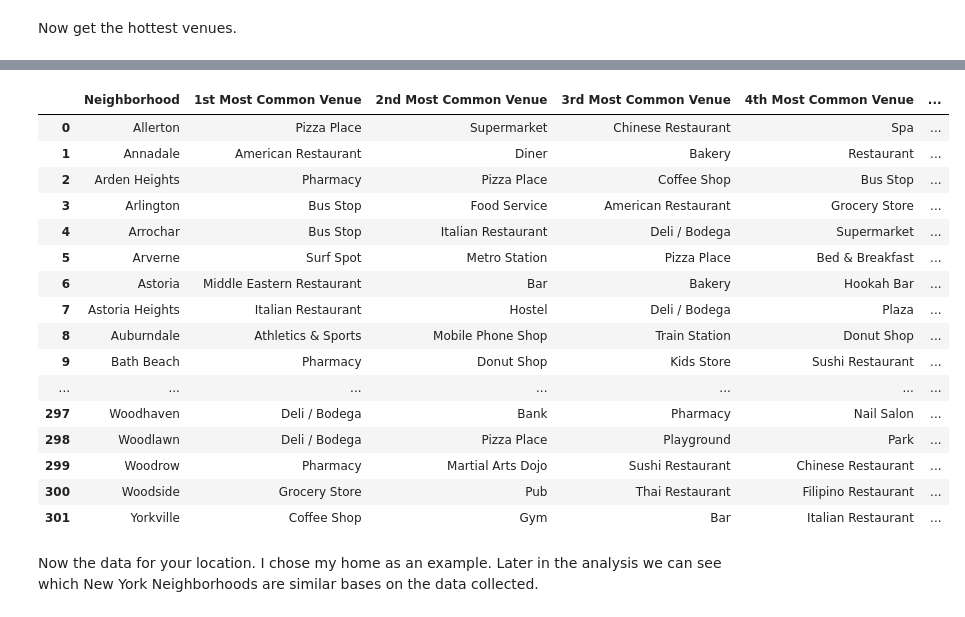
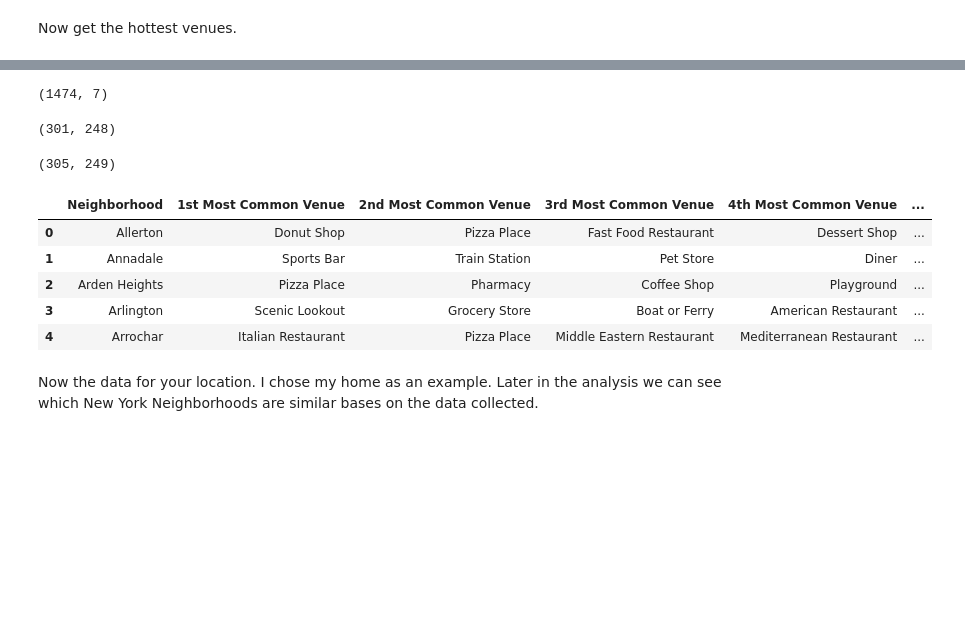
Before and after one commit to dominikschwindling/IBMDataScience, a Jupyter notebook: Capstone.ipynb, the cells around one changed output, grey strips where cells are left out. Saved outputs shown, nothing was run; the diff lists cells and outputs as text; code cells hidden in the pictures; blank space fills up the shorter version.

```diff
--- a/Capstone.ipynb
+++ b/Capstone.ipynb
@@ -72,14 +67,10 @@ neighborhoods.head()
 # %% [markdown]
 Now get the hottest venues.
 # %%
-CLIENT_ID = 'I5BFYOW54HP3LSQ4EVOELKFQE5HHLKVVBVZPJL3P2T1CVCSQ' # your Foursquare ID
-CLIENT_SECRET = 'Z35ONVJSALJPPKTLRNHKF34E5B4CNVG4UNF04VFDK1OV2VDE' # your Foursquare Secret
+CLIENT_ID = '3A1JPR4E42ITJEPNWTDJ0AYIDDLM4ULERLLRFAUKHXDQIM3L' # your Foursquare ID
+CLIENT_SECRET = 'V0ZROHHBYCLH4A2ORB4Y1EIIQNNK3OFHBV4L0ZY1WXTHMGSZ' # your Foursquare Secret
 VERSION = '20180605' # Foursquare API version
 
-print('Your credentails:')
-print('CLIENT_ID: ' + CLIENT_ID)
-print('CLIENT_SECRET:' + CLIENT_SECRET)
-
-LIMIT = 100 # limit of number of venues returned by Foursquare API
+LIMIT = 5 # limit of number of venues returned by Foursquare API
 
 radius = 500 # define radius
@@ -142,3 +122,7 @@ newyork_venues.head()
+# %%
+newyork_venues.shape
+# %% [output]
+(1474, 7)
 # %%
 # one hot encoding
 newyork_onehot = pd.get_dummies(newyork_venues[['Venue Category']], prefix="", prefix_sep="")
@@ -150,9 +134,16 @@ newyork_onehot['Neighborhood'] = newyork_venues['Neighborhood']
 fixed_columns = [newyork_onehot.columns[-1]] + list(newyork_onehot.columns[:-1])
 newyork_onehot = newyork_onehot[fixed_columns]
 
-newyork_onehot.head()
+newyork_grouped = newyork_onehot.groupby('Neighborhood').mean().reset_index()
 
-newyork_grouped = newyork_onehot.groupby('Neighborhood').mean().reset_index()
+print(newyork_grouped.shape)
+# %% [output]
+(301, 248)
+# %%
+#print(neighborhoods.sort_values(['Neighborhood']))
+print(newyork_grouped.set_index('Neighborhood').join(neighborhoods.set_index('Neighborhood')).shape)
+# %% [output]
+(305, 249)
 # %%
 def return_most_common_venues(row, num_top_venues):
     row_categories = row.iloc[1:]
@@ -162,41 +153,30 @@ def return_most_common_venues(row, num_top_venues):
 # %%
 num_top_venues = 10
 
 indicators = ['st', 'nd', 'rd']
 
 # create columns according to number of top venues
 columns = ['Neighborhood']
 for ind in np.arange(num_top_venues):
     try:
         columns.append('{}{} Most Common Venue'.format(ind+1, indicators[ind]))
     except:
         columns.append('{}th Most Common Venue'.format(ind+1))
 
 # create a new dataframe
 neighborhoods_venues_sorted = pd.DataFrame(columns=columns)
 neighborhoods_venues_sorted['Neighborhood'] = newyork_grouped['Neighborhood']
 
 for ind in np.arange(newyork_grouped.shape[0]):
     neighborhoods_venues_sorted.iloc[ind, 1:] = return_most_common_venues(newyork_grouped.iloc[ind, :], num_top_venues)
 
-neighborhoods_venues_sorted
+neighborhoods_venues_sorted.head()
 # %% [output]
 |  | Neighborhood | 1st Most Common Venue | 2nd Most Common Venue | 3rd Most Common Venue | 4th Most Common Venue | ... |
-| 0 | Allerton | Pizza Place | Supermarket | Chinese Restaurant | Spa | ... |
-| 1 | Annadale | American Restaurant | Diner | Bakery | Restaurant | ... |
-| 2 | Arden Heights | Pharmacy | Pizza Place | Coffee Shop | Bus Stop | ... |
-| 3 | Arlington | Bus Stop | Food Service | American Restaurant | Grocery Store | ... |
-| 4 | Arrochar | Bus Stop | Italian Restaurant | Deli / Bodega | Supermarket | ... |
-| 5 | Arverne | Surf Spot | Metro Station | Pizza Place | Bed & Breakfast | ... |
-| 6 | Astoria | Middle Eastern Restaurant | Bar | Bakery | Hookah Bar | ... |
-| 7 | Astoria Heights | Italian Restaurant | Hostel | Deli / Bodega | Plaza | ... |
-| 8 | Auburndale | Athletics & Sports | Mobile Phone Shop | Train Station | Donut Shop | ... |
-| 9 | Bath Beach | Pharmacy | Donut Shop | Kids Store | Sushi Restaurant | ... |
-| ... | ... | ... | ... | ... | ... | ... |
-| 297 | Woodhaven | Deli / Bodega | Bank | Pharmacy | Nail Salon | ... |
-| 298 | Woodlawn | Deli / Bodega | Pizza Place | Playground | Park | ... |
-| 299 | Woodrow | Pharmacy | Martial Arts Dojo | Sushi Restaurant | Chinese Restaurant | ... |
-| 300 | Woodside | Grocery Store | Pub | Thai Restaurant | Filipino Restaurant | ... |
-| 301 | Yorkville | Coffee Shop | Gym | Bar | Italian Restaurant | ... |
+| 0 | Allerton | Donut Shop | Pizza Place | Fast Food Restaurant | Dessert Shop | ... |
+| 1 | Annadale | Sports Bar | Train Station | Pet Store | Diner | ... |
+| 2 | Arden Heights | Pizza Place | Pharmacy | Coffee Shop | Playground | ... |
+| 3 | Arlington | Scenic Lookout | Grocery Store | Boat or Ferry | American Restaurant | ... |
+| 4 | Arrochar | Italian Restaurant | Pizza Place | Middle Eastern Restaurant | Mediterranean Restaurant | ... |
 # %% [markdown]
 Now the data for your location. I chose my home as an example. Later in the analysis we can see which New York Neighborhoods are similar bases on the data collected.
```
Also changed, not shown: parts of 7 cells of this notebook.
